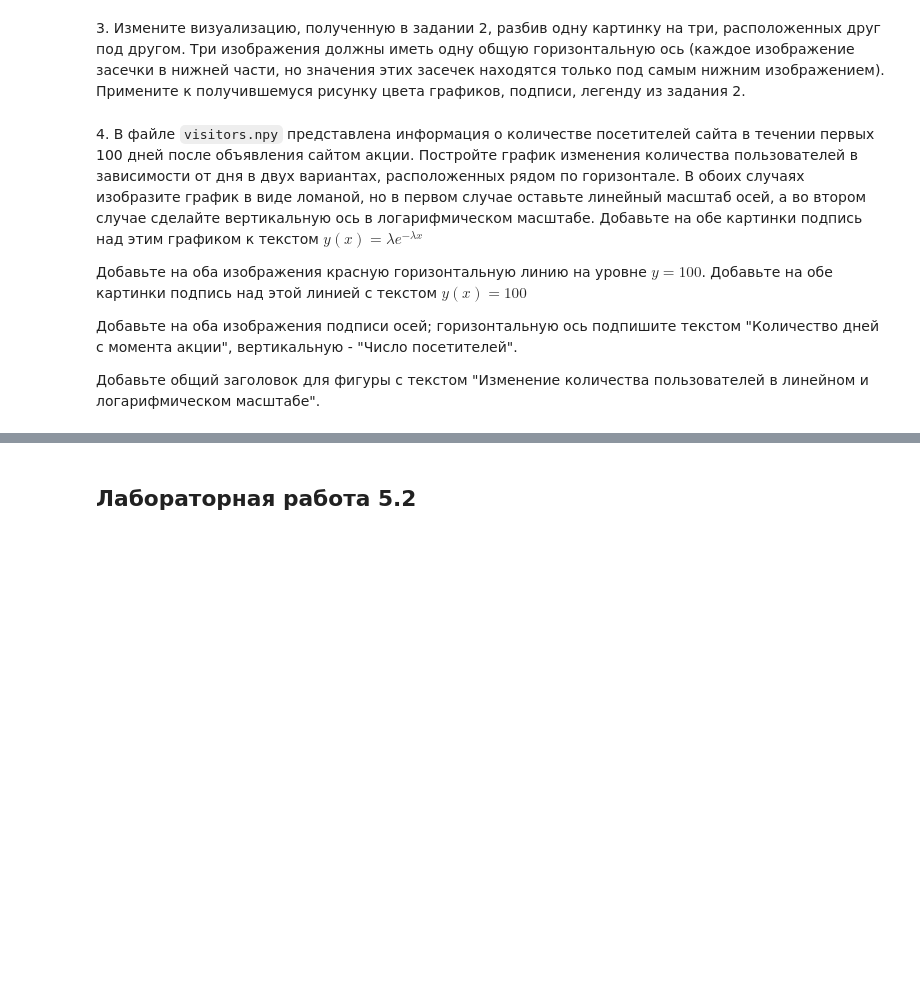
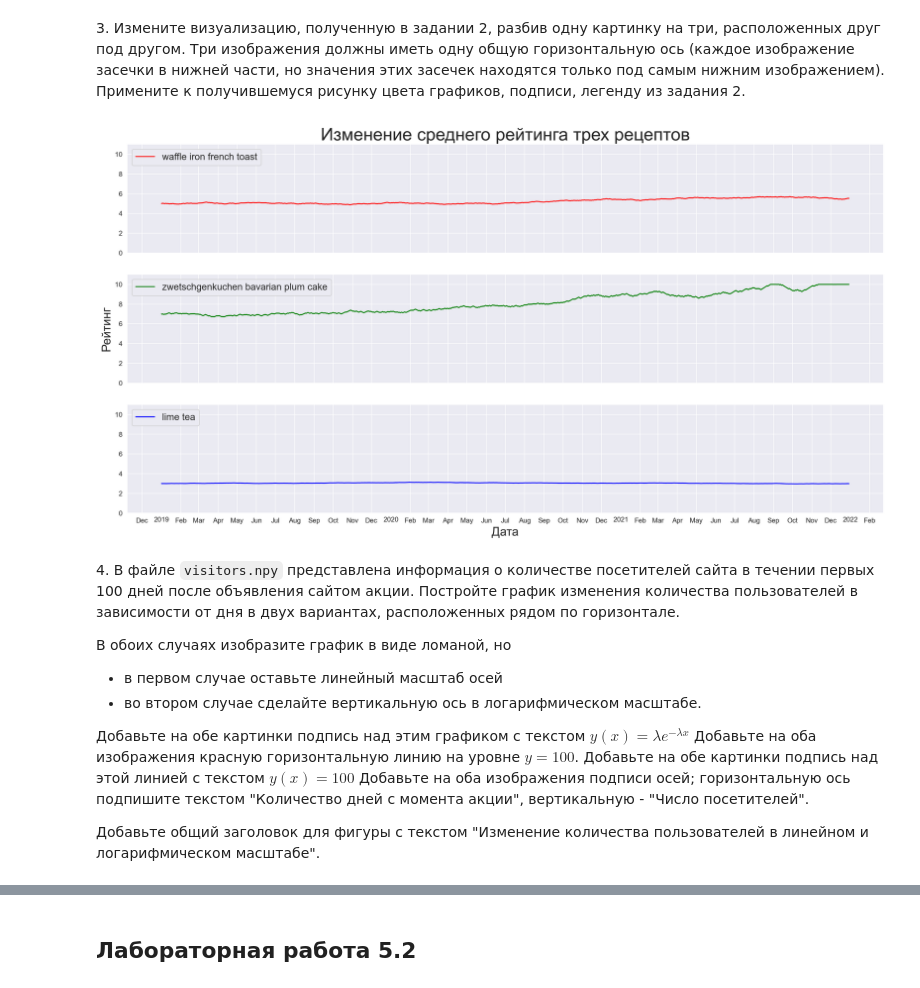
Before and after one commit to lzuard/MTUCI_AI, a Jupyter notebook: Notebooks/Lab_5_Visual.ipynb, the cells around one changed output, grey strips where cells are left out. Drawn from its saved outputs; the diff is of its cells as text; code cells hidden in the pictures; blank space fills up the shorter version.

```diff
--- a/Notebooks/Lab_5_Visual.ipynb
+++ b/Notebooks/Lab_5_Visual.ipynb
@@ -72,10 +116,39 @@ Successfully installed pandas-datareader-0.10.0
 # %% [markdown]
 3\. Измените визуализацию, полученную в задании 2, разбив одну картинку на три, расположенных друг под другом. Три изображения должны иметь одну общую горизонтальную ось (каждое изображение засечки в нижней части, но значения этих засечек находятся только под самым нижним изображением). Примените к получившемуся рисунку цвета графиков, подписи, легенду из задания 2.
+# %%
+fig3,axs=plt.subplots(3,1,figsize=(20,10),sharex='all',dpi=200)
+
+axs[0].plot(date_rng,average_ratings[0],'r', label="waffle iron french toast")
+axs[1].plot(date_rng,average_ratings[1],'g', label="zwetschgenkuchen bavarian plum cake")
+axs[2].plot(date_rng,average_ratings[2],'b',label="lime tea")
+
+for ax in axs:
+    ax.set_ylim(0,11)
+    ax.legend(loc="upper left",fontsize=14)
+
+axs[2].xaxis.set_minor_locator(mdates.YearLocator())
+axs[2].xaxis.set_major_locator(mdates.MonthLocator(bymonth=range(2,13)))
+axs[2].xaxis.set_minor_formatter(mdates.DateFormatter('%Y'))
+axs[2].xaxis.set_major_formatter(mdates.DateFormatter('%b'))
+
+axs[0].set_title("Изменение среднего рейтинга трех рецептов",fontsize=26)
+axs[1].set_ylabel("Рейтинг",fontsize=18)
+axs[2].set_xlabel("Дата", fontsize=18)
+print()
+# %% [output]
+[figure, added]
 # %% [markdown]
-4\. В файле `visitors.npy` представлена информация о количестве посетителей сайта в течении первых 100 дней после объявления сайтом акции. Постройте график изменения количества пользователей в зависимости от дня в двух вариантах, расположенных рядом по горизонтале. В обоих случаях изобразите график в виде ломаной, но в первом случае оставьте линейный масштаб осей, а во втором случае сделайте вертикальную ось в логарифмическом масштабе. Добавьте на обе картинки подпись над этим графиком к текстом $y(x)=\lambda e^{-\lambda x}$
+4\. В файле `visitors.npy` представлена информация о количестве посетителей сайта в течении первых 100 дней после объявления сайтом акции. Постройте график изменения количества пользователей в зависимости от дня в двух вариантах, расположенных рядом по горизонтале.
 
-Добавьте на оба изображения красную горизонтальную линию на уровне $y=100$. Добавьте на обе картинки подпись над этой линией с текстом $y(x)=100$
+В обоих случаях изобразите график в виде ломаной, но
+* в первом случае оставьте линейный масштаб осей
+* во втором случае сделайте вертикальную ось в логарифмическом масштабе.
 
-Добавьте на оба изображения подписи осей; горизонтальную ось подпишите текстом "Количество дней с момента акции", вертикальную - "Число посетителей".
+Добавьте на обе картинки подпись над этим графиком c текстом $y(x)=\lambda e^{-\lambda x}$
+Добавьте на оба изображения красную горизонтальную линию на уровне $y=100$.
+Добавьте на обе картинки подпись над этой линией с текстом $y(x)=100$
+Добавьте на оба изображения подписи осей;
+горизонтальную ось подпишите текстом "Количество дней с момента акции",
+вертикальную - "Число посетителей".
 
 Добавьте общий заголовок для фигуры с текстом "Изменение количества пользователей в линейном и логарифмическом масштабе".
```
Also changed, not shown: parts of 17 cells of this notebook.
